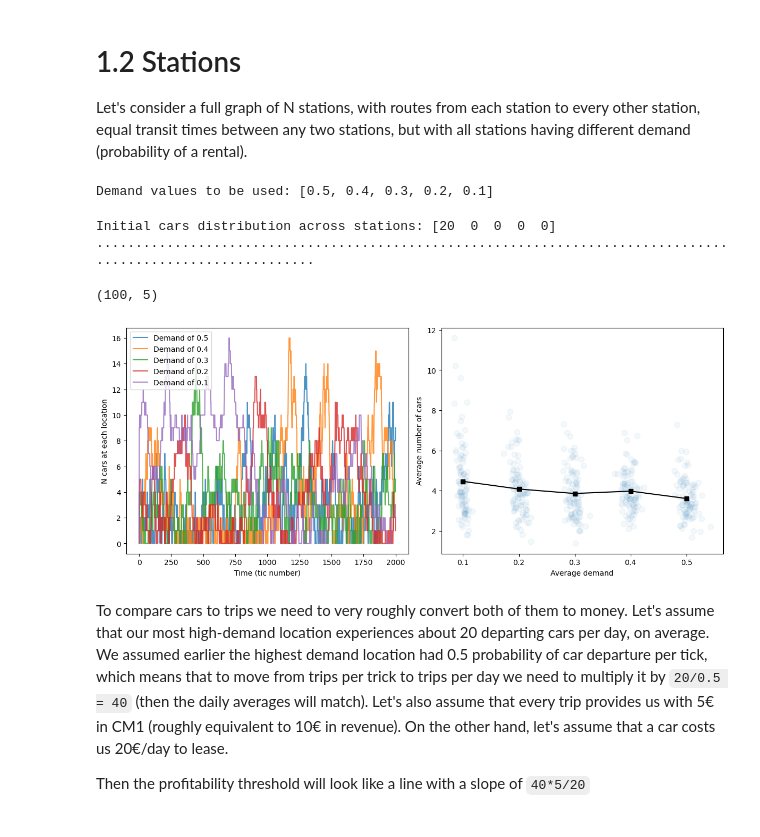
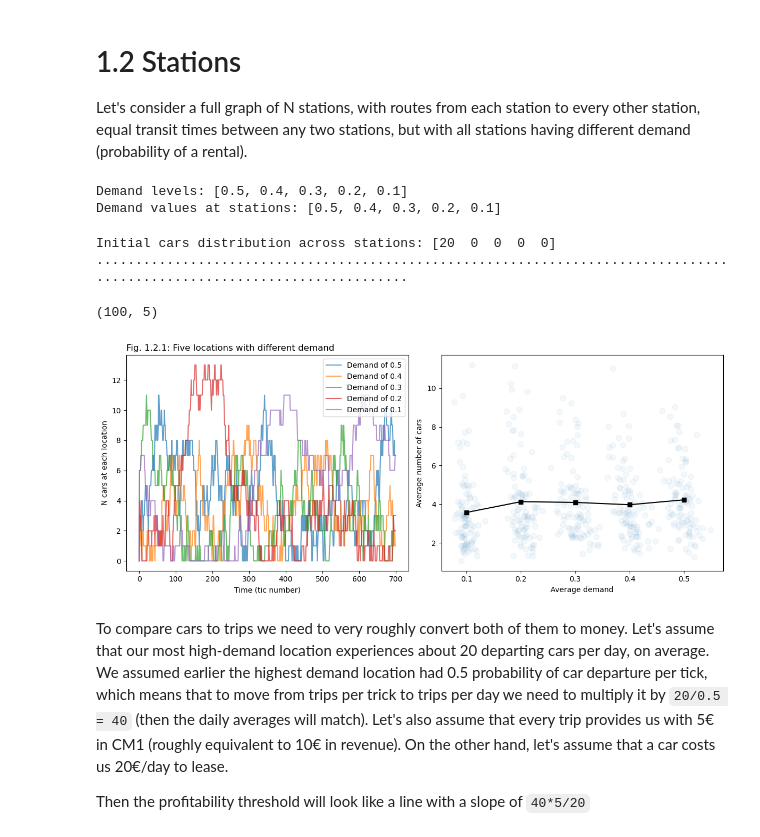
Before and after one commit to khakhalin/carsharing101, a Jupyter notebook: scripts/01natural_02stations.ipynb, the cells around one changed output. Drawn from its saved outputs; the diff is of its cells as text; code cells hidden in the pictures.

```diff
--- a/scripts/01natural_02stations.ipynb
+++ b/scripts/01natural_02stations.ipynb
@@ -12,17 +12,19 @@ n_levels = 5 # How many levels of demand are there
 default_demand = 0.5 # Order frequency, betweeen 0 and 1.
                      # If too low, many runs would be wasted. If too high, total_n_orders won't be binomial.
 n_steps_preparation = 20000 # For how many steps stats are NOT collected
-n_steps_per_experiment = 2000
+n_steps_per_experiment = 700
 n_experiments = 100
 n_cars = 20
 
 n_steps =  n_steps_per_experiment*n_experiments + n_steps_preparation
 
-demand_levels = np.arange(n_levels, 0, -1)/n_levels * default_demand
-demand = (list(demand_levels)*int(np.ceil(n_stations / n_levels)))[:n_stations] # Circular sampling
-print("Demand values to be used:", demand)
+demand_levels = (np.arange(n_levels, 0, -1)/n_levels * default_demand).tolist()
+print(f"Demand levels: {demand_levels}")
+demand = (demand_levels * int(np.ceil(n_stations / n_levels)))[:n_stations] # Circular sampling, in case n_levels < n_stations
+print(f"Demand values at stations: {demand}")
 # %% [output]
-Demand values to be used: [0.5, 0.4, 0.3, 0.2, 0.1]
+Demand levels: [0.5, 0.4, 0.3, 0.2, 0.1]
+Demand values at stations: [0.5, 0.4, 0.3, 0.2, 0.1]
 # %%
 # Main loop
 cm1 = np.zeros(shape=(n_experiments, n_stations))
@@ -41,7 +43,7 @@ for i_step in range(n_steps):
     attempts = (np.random.uniform(size=n_stations) < demand) # If a car was ordered
     departures = attempts * (state > 0)
     destinations = np.random.choice(
-        n_stations, size=n_stations, p=demand/sum(demand)) # Where a car would go if ordered
+        n_stations, size=n_stations, p=np.array(demand)/sum(demand)) # Where a car would go if ordered
     # The formula above assumes that ultimately in and out flows for every station are balanced, so if
     # few people depart from the station (low demand), it will also be unlikely to become a destination
     # (that's why normalized demand is used as a probability parameter for random.choice)
@@ -69,34 +71,35 @@ for i_step in range(n_steps):
 average_cars.shape
 # %% [output]
 Initial cars distribution across stations: [20  0  0  0  0]
-.............................................................................................................
+.........................................................................................................................
 (100, 5)
 # %%
 # Save figure
 
 plt.figure(figsize=(12, 5), facecolor='white')
 
 # The tracks from one (last) experiment
 plt.subplot(121)
-plt.plot(state_history, alpha=0.8);
+plt.plot(state_history, alpha=0.7);
 if n_stations <= 5:
     plt.legend(labels=[f"Demand of {d}" for d in demand]);
 plt.xlabel("Time (tic number)")
 plt.ylabel("N cars at each location");
+plt.title("Fig. 1.2.1: Five locations with different demand", loc='left')
 
 # Combined results
 plt.subplot(122)
 #plt.plot(list(demand)*n_experiments, history.flatten(), '.', alpha=0.05, markersize=15);
 plt.plot(total_attempts.flatten()/n_steps_per_experiment,
          average_cars.flatten(), '.', alpha=0.05, markersize=15);
 plt.plot(demand, average_cars.mean(axis=0), 'ks-')
 plt.xlabel("Average demand")
 plt.ylabel("Average number of cars");
 
 plt.tight_layout()
 plt.savefig("../figures/01simple_02stations_01ncars.svg", dpi=300)
 # %% [output]
-[figure, old version]
+[figure, new version]
 # %% [markdown]
 To compare cars to trips we need to very roughly convert both of them to money. Let's assume that our most high-demand location experiences about 20 departing cars per day, on average. We assumed earlier the highest demand location had 0.5 probability of car departure per tick, which means that to move from trips per trick to trips per day we need to multiply it by `20/0.5 = 40` (then the daily averages will match). Let's also assume that every trip provides us with 5€ in CM1 (roughly equivalent to 10€ in revenue). On the other hand, let's assume that a car costs us 20€/day to lease.
 
```
Also changed, not shown: 3 other files.
